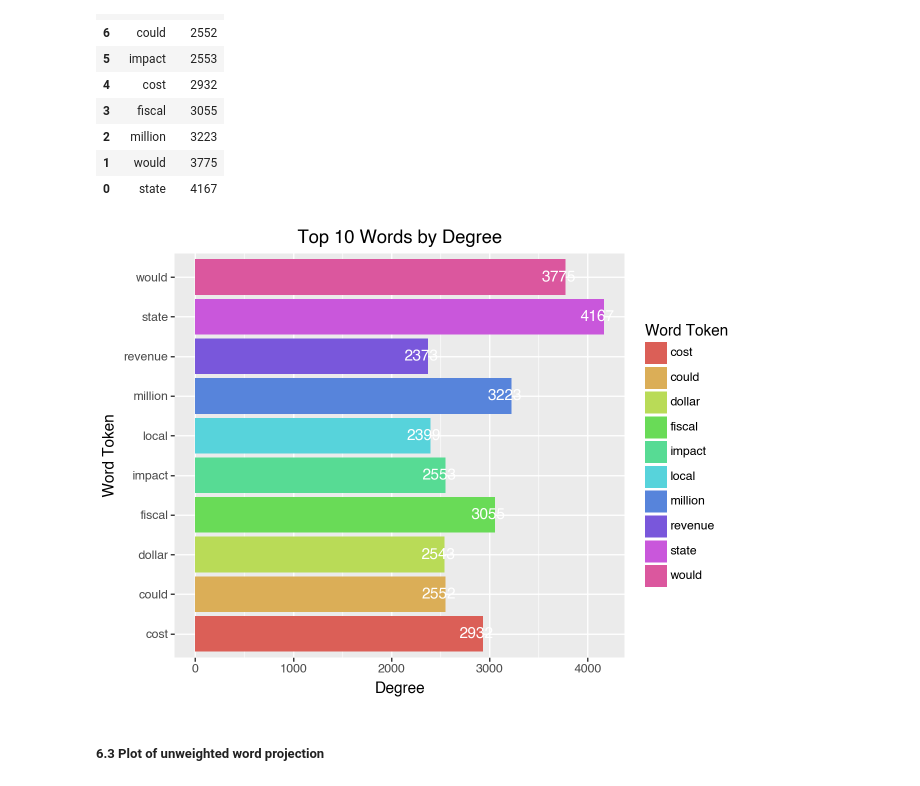
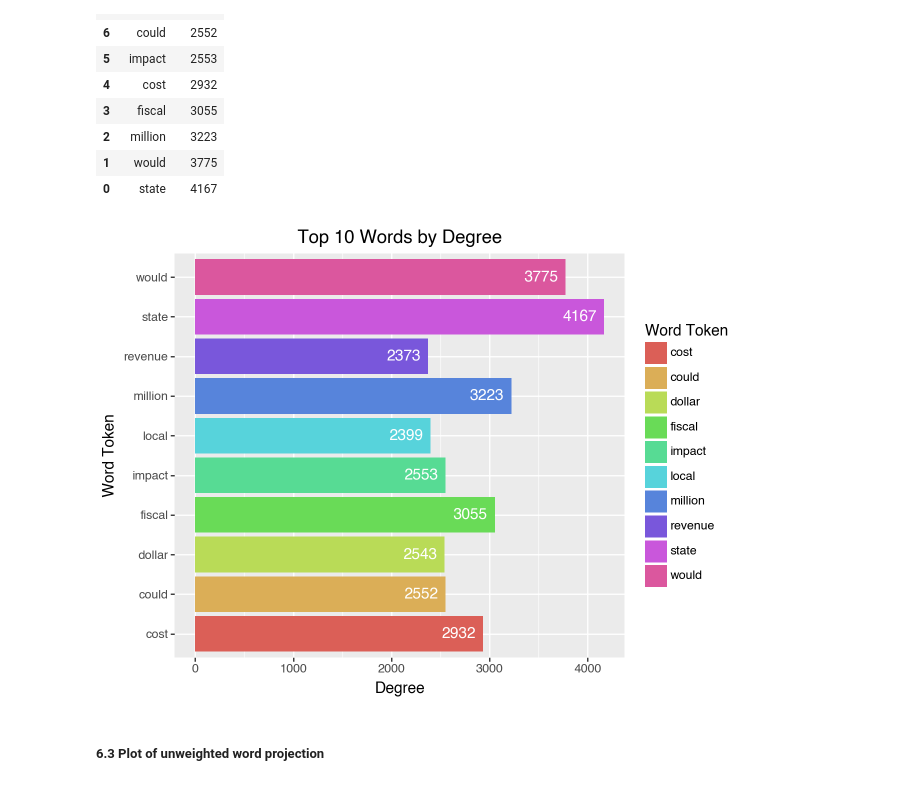
Before and after one commit to klmartin1998/spring2024-data620, a Jupyter notebook: projects/final_project/data620_final_project.ipynb, the cells around one changed output. Drawn from its saved outputs; the diff is of its cells as text; code cells hidden in the pictures.

```diff
--- a/projects/final_project/data620_final_project.ipynb
+++ b/projects/final_project/data620_final_project.ipynb
@@ -798,5 +804,3 @@ len(combined_df_final)
 # %%
 parquet_file = 'combined_df_final.parquet'
 combined_df_final.to_parquet(parquet_file, engine = 'pyarrow', compression = 'gzip')
-# %%
-corpus = pd.read_parquet('combined_df_final.parquet')
@@ -1108,14 +1135,14 @@ top_10_weighted
 # %%
 (
     ggplot(top_10_weighted)
     + aes(x='token', y='degree', fill='token')
     + geom_bar(stat='identity')
     + coord_flip()
     + labs(x='Word Token', y='Degree', fill='Word Token',title='Top 10 Words by Degree')
-    + geom_text(aes(label='degree'),nudge_y=-70, color='white')
+    + geom_text(aes(label='degree'),nudge_y=-250, color='white')
 )
 # %% [output]
-[figure, old version]
+[figure, new version]
 # %% [markdown]
 ##### **6.3 Plot of unweighted word projection**
 # %%
```
Also changed, not shown: parts of 37 cells of this notebook.
